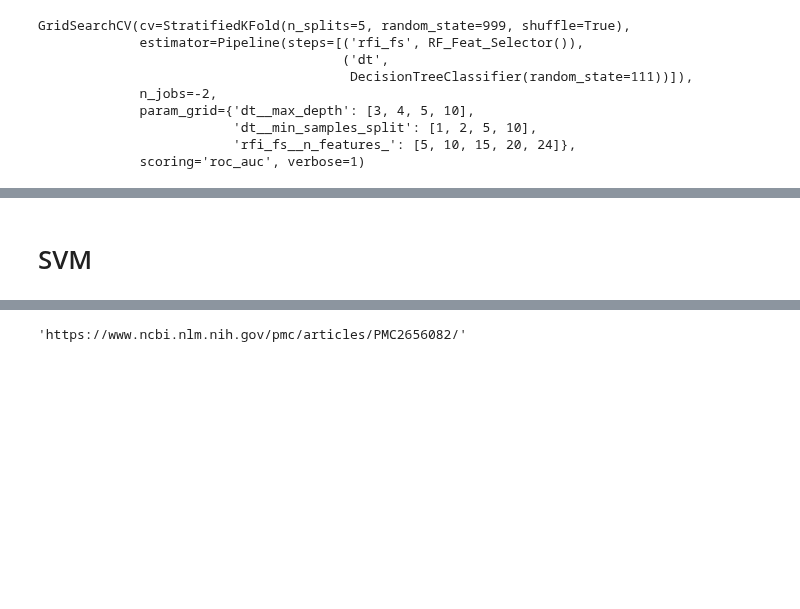
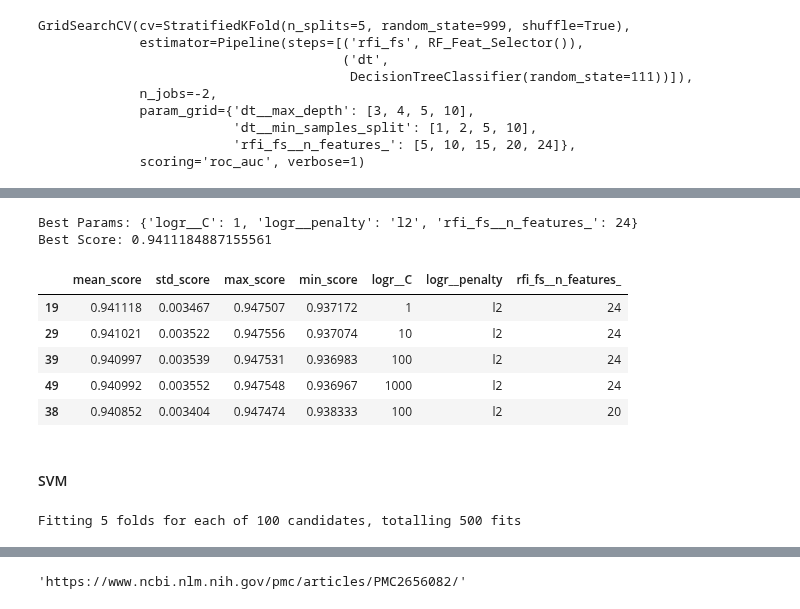
Before and after one commit to Mattjben/Passeneger-satisfaction-machine-learning, a Jupyter notebook: Phase_2_Airplane_Isaac.ipynb, the cells around one changed output, grey strips where cells are left out. Cells and saved outputs as stored; diff of their text form; code cells hidden in the pictures; blank space fills up the shorter version.

Commit message:
Logistic regression done!

```diff
--- a/Phase_2_Airplane_Isaac.ipynb
+++ b/Phase_2_Airplane_Isaac.ipynb
@@ -577,7 +613,7 @@ pipe_LR = Pipeline([('rfi_fs', RF_Feat_Selector()),
 
 
 params_pipe_LR = {'rfi_fs__n_features_': [5, 10, 15, 20, 24],
-                  'fit_intercept'   : [True, False]}
+                  'lr__fit_intercept'  :    [True, False]}
 
 
 
@@ -599,0 +654,29 @@ results_LR.head()
+# %%
+from sklearn.linear_model import LogisticRegression
+from sklearn.metrics import roc_auc_score
+
+
+# log_reg = LogisticRegression()
+
+pipe_LogR = Pipeline([('rfi_fs', RF_Feat_Selector()),
+                     ('logr', LogisticRegression())])
+
+
+params_pipe_LogR = {'rfi_fs__n_features_': [5, 10, 15, 20, 24],
+                  #'logr_dual'  :    [True, False],
+                  #'logr_tol'   :    [0.0001, 0.001, 0.01, 0.1, 1],
+                  'logr__penalty'     :    ['l1','l2'],
+                  'logr__C'     :    [0.1, 1, 10, 100, 1000]}
+
+
+
+gs_pipe_LogR = GridSearchCV(estimator = pipe_LogR,
+                          param_grid = params_pipe_LogR,
+                          cv = cv_method,
+                          refit = True,
+                          n_jobs = -1,
+                          scoring = 'roc_auc',
+                          verbose = 1)
+
+
+gs_pipe_LogR.fit(d_train, t_train)
@@ -600,3 +693,17 @@ results_LR.head()
+# %%
+print(f'Best Params: {gs_pipe_LogR.best_params_}')
+print(f'Best Score: {gs_pipe_LogR.best_score_}')
+results_LogR = get_search_results(gs_pipe_LogR)
+results_LogR.head()
+# %% [output]
+Best Params: {'logr__C': 1, 'logr__penalty': 'l2', 'rfi_fs__n_features_': 24}
+Best Score: 0.9411184887155561
+|  | mean_score | std_score | max_score | min_score | logr__C | logr__penalty | rfi_fs__n_features_ |
+| 19 | 0.941118 | 0.003467 | 0.947507 | 0.937172 | 1 | l2 | 24 |
+| 29 | 0.941021 | 0.003522 | 0.947556 | 0.937074 | 10 | l2 | 24 |
+| 39 | 0.940997 | 0.003539 | 0.947531 | 0.936983 | 100 | l2 | 24 |
+| 49 | 0.940992 | 0.003552 | 0.947548 | 0.936967 | 1000 | l2 | 24 |
+| 38 | 0.940852 | 0.003404 | 0.947474 | 0.938333 | 100 | l2 | 20 |
 # %% [markdown]
-# SVM
+#### SVM
 # %%
@@ -634,0 +739,4 @@ results_SVM.head()
+# %%
+gs_pipe_SVM.fit(d_train, t_train)
+# %% [output]
+Fitting 5 folds for each of 100 candidates, totalling 500 fits
```
Also changed, not shown: parts of 61 cells of this notebook.
